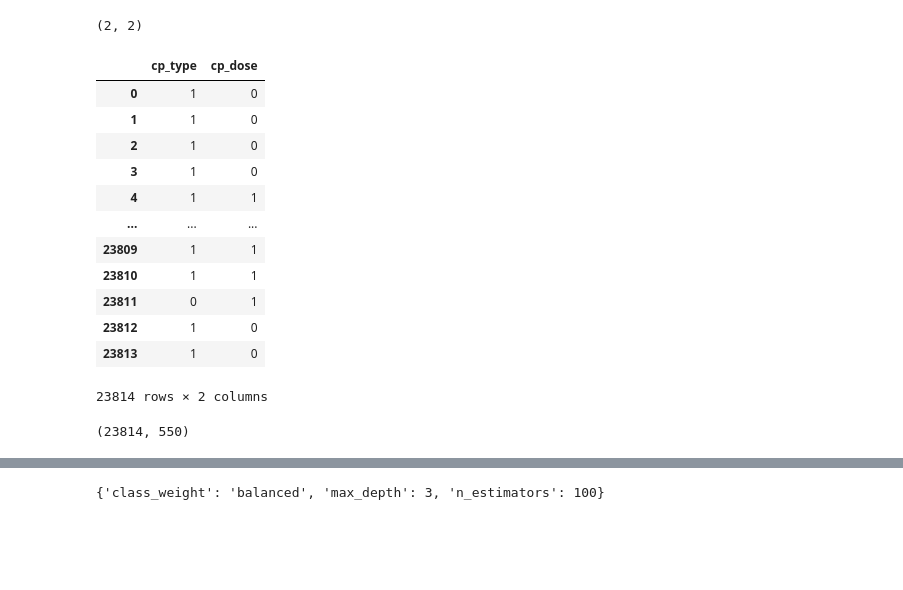
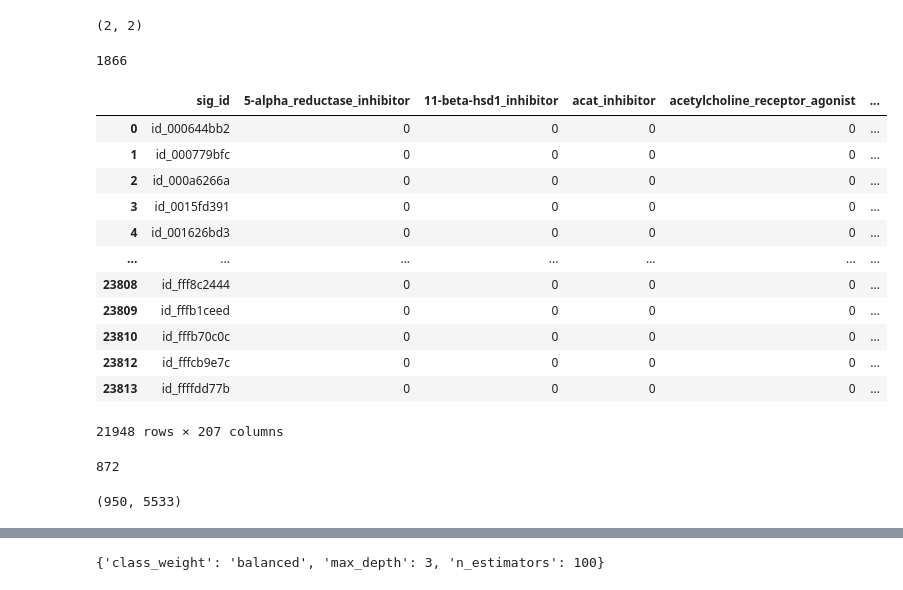
Before and after one commit to QingchuanLyu/Classifying-Mechanism-of-Action, a Jupyter notebook: Mechanisms of Action Classification.ipynb, the cells around one changed output, grey strips where cells are left out. Cells and saved outputs as stored; diff of their text form; code cells hidden in the pictures; blank space fills up the shorter version.

```diff
--- a/Mechanisms of Action Classification.ipynb
+++ b/Mechanisms of Action Classification.ipynb
@@ -337,3 +336,8 @@ len(train_features.groupby('cp_type')), len(train_features.groupby('cp_dose'))
 #only two categories for each. can use trees
 # %% [output]
 (2, 2)
+# %%
+#check how many rows fall in control vehicle type. they don't have MoA by definition
+len(train_features.loc[train_features.cp_type == 'ctl_vehicle'])
+# %% [output]
+1866
@@ -339,0 +350,18 @@ len(train_features.groupby('cp_type')), len(train_features.groupby('cp_dose'))
+# %%
+#drop sig_ids with ctl_vehicles in the label set=> #rows in feature set = #rows in label setb
+train_targets_scored =  train_targets_scored[~train_targets_scored['sig_id'].isin(dropped_sig_id)]
+train_targets_scored
+# %% [output]
+|  | sig_id | 5-alpha_reductase_inhibitor | 11-beta-hsd1_inhibitor | acat_inhibitor | acetylcholine_receptor_agonist | ... |
+| 0 | id_000644bb2 | 0 | 0 | 0 | 0 | ... |
+| 1 | id_000779bfc | 0 | 0 | 0 | 0 | ... |
+| 2 | id_000a6266a | 0 | 0 | 0 | 0 | ... |
+| 3 | id_0015fd391 | 0 | 0 | 0 | 0 | ... |
+| 4 | id_001626bd3 | 0 | 0 | 0 | 0 | ... |
+| ... | ... | ... | ... | ... | ... | ... |
+| 23808 | id_fff8c2444 | 0 | 0 | 0 | 0 | ... |
+| 23809 | id_fffb1ceed | 0 | 0 | 0 | 0 | ... |
+| 23810 | id_fffb70c0c | 0 | 0 | 0 | 0 | ... |
+| 23812 | id_fffcb9e7c | 0 | 0 | 0 | 0 | ... |
+| 23813 | id_ffffdd77b | 0 | 0 | 0 | 0 | ... |
+21948 rows × 207 columns
@@ -343,19 +375,3 @@ for c in cats:
     lbl = LabelEncoder()
     lbl.fit(list(train_features[c].values))
     train_features[c] = lbl.transform(list(train_features[c].values))
-# %%
-train_features[['cp_type', 'cp_dose']]
-# %% [output]
-|  | cp_type | cp_dose |
-| 0 | 1 | 0 |
-| 1 | 1 | 0 |
-| 2 | 1 | 0 |
-| 3 | 1 | 0 |
-| 4 | 1 | 1 |
-| ... | ... | ... |
-| 23809 | 1 | 1 |
-| 23810 | 1 | 1 |
-| 23811 | 0 | 1 |
-| 23812 | 1 | 0 |
-| 23813 | 1 | 0 |
-23814 rows × 2 columns
@@ -376,6 +377,0 @@ features_pca = pca.transform(features_scaled)
-# %%
-#check the PCA'd features
-features_pca.shape
-#reduced the number of features from 875 to 550, in line with 30% highly correlated features before
-# %% [output]
-(23814, 550)
@@ -381,0 +394,13 @@ features_pca.shape
+# %%
+#how many features have outliers?
+len(dic.keys())
+#almost all features do
+# %% [output]
+872
+# %%
+#statistics of outliers among features
+min(dic.values()), max(dic.values())
+#not too many outliers from each column, compared to the total number of samples 20k
+#in biological contexts, extreme values are important indicators of MoA. I will keep them
+# %% [output]
+(950, 5533)
```
Also changed, not shown: parts of 29 cells of this notebook.
